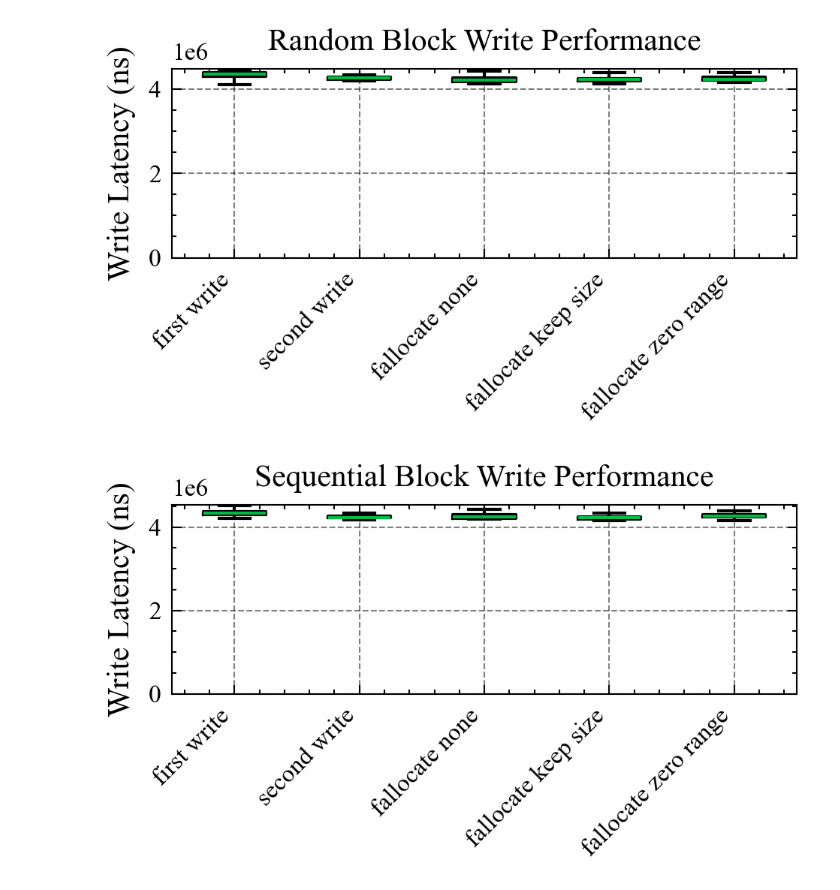
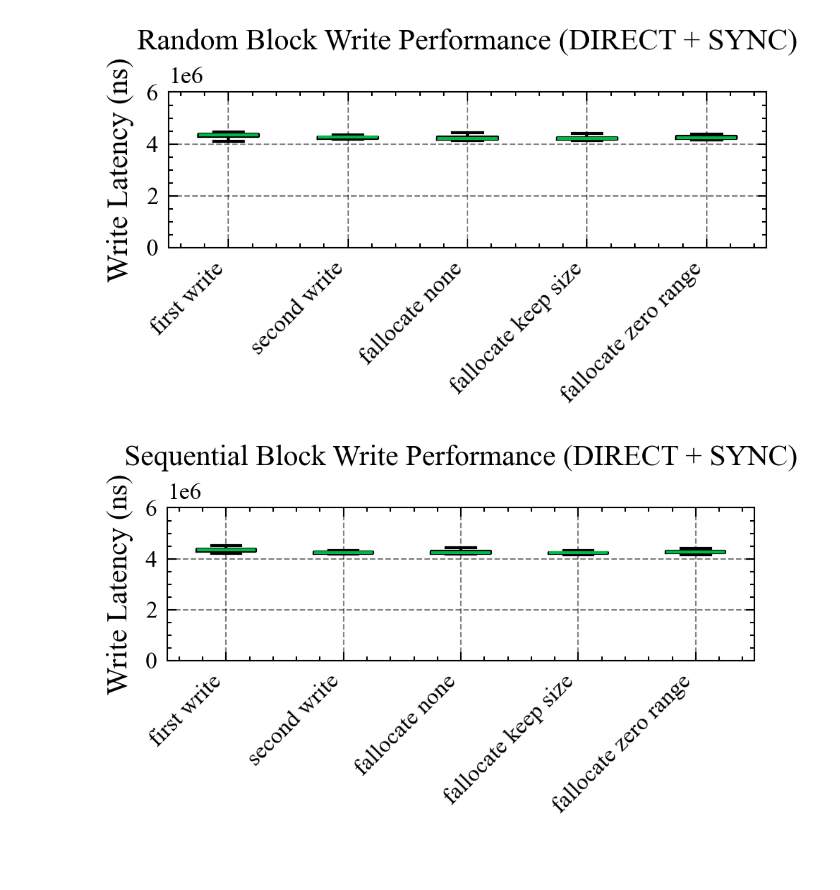
Before and after one commit to rotaki/helloworld_ebpf, a Jupyter notebook: tracepoint-inode/O_SYNC_results/parse_results.ipynb, the cells around one changed output. Cells and saved outputs as stored; diff of their text form; code cells hidden in the pictures; blank space fills up the shorter version.

Commit message:
save plotting function

```diff
--- a/tracepoint-inode/O_SYNC_results/parse_results.ipynb
+++ b/tracepoint-inode/O_SYNC_results/parse_results.ipynb
@@ -57,36 +57,36 @@ def plot(files, plot_title):
 
     # Create a box plot using the pre-calculated statistics
     fig, ax = plt.subplots()
     ax.bxp(boxplot_stats, showfliers=False)
     ax.set_title(plot_title)
-    ax.set_ylabel("Write Latency (ms)")
+    ax.set_ylabel("Write Latency (ns)")
 
     # Start the y-axis at 0
-    ax.set_ylim(bottom=0)
+    ax.set_ylim(bottom=0, top=6000000)
     plt.xticks(rotation=45, ha='right')
     plt.tight_layout()
     plt.show()
 
 # List your result files here (adjust if they are in another directory)
 random_files = [
     ("sync-result-random-direct.txt", "first write"),
     ("sync-result-random-direct-double-writes.txt", "second write"),
     ("sync-result-random-direct-with-fallocate-none.txt", "fallocate none"),
     ("sync-result-random-direct-with-fallocate-keep-size.txt", "fallocate keep size"),
     ("sync-result-random-direct-with-fallocate-zero-range.txt", "fallocate zero range"),
 ]
 
-plot(random_files, "Random Block Write Performance")
+plot(random_files, "Random Block Write Performance (DIRECT + SYNC)")
 
 sequential_files = [
     ("sync-result-sequential-direct.txt", "first write"),
     ("sync-result-sequential-direct-double-writes.txt", "second write"),
     ("sync-result-sequential-direct-with-fallocate-none.txt", "fallocate none"),
     ("sync-result-sequential-direct-with-fallocate-keep-size.txt", "fallocate keep size"),
     ("sync-result-sequential-direct-with-fallocate-zero-range.txt", "fallocate zero range"),
 ]
 
-plot(sequential_files, "Sequential Block Write Performance")
+plot(sequential_files, "Sequential Block Write Performance (DIRECT + SYNC)")
 # %% [output]
-[figure, old version]
+[figure, new version]
-[figure, old version]
+[figure, new version]
```
Also changed, not shown: 1 other file.
